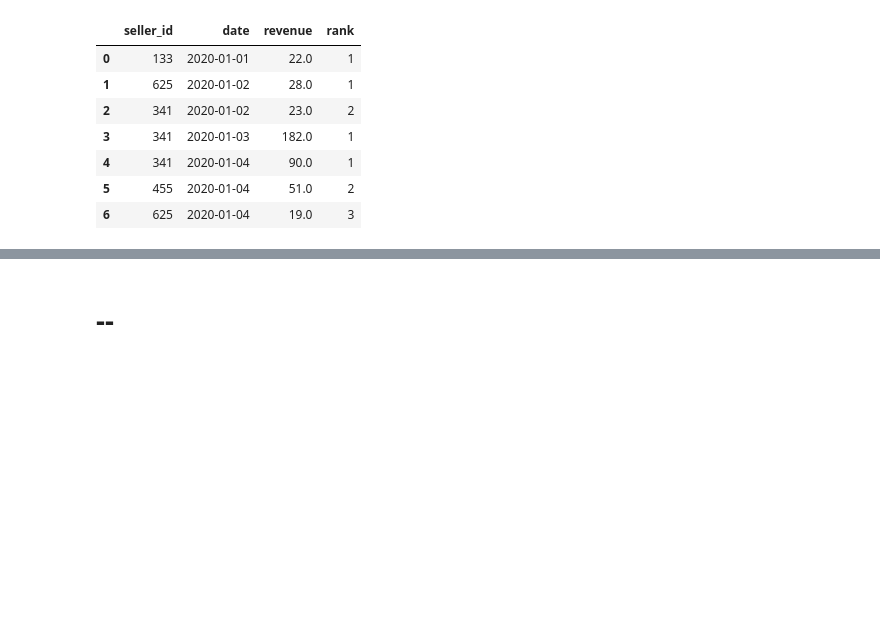
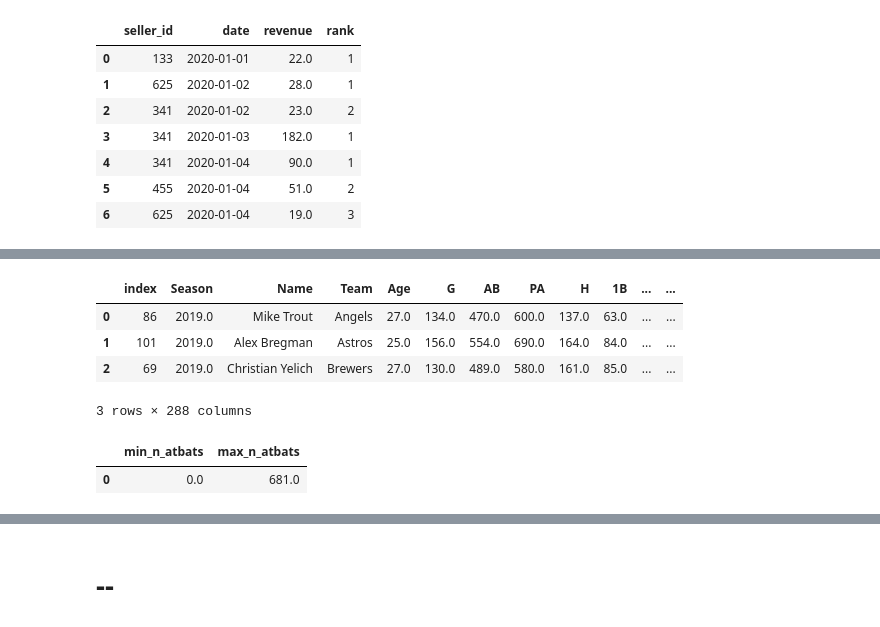
Before and after one commit to benslack19/my_DS_notes, a Jupyter notebook: SQL/SQLqueries_daily_problems_3.ipynb, the cells around one changed output, grey strips where cells are left out. Saved outputs shown, nothing was run; the diff lists cells and outputs as text; code cells hidden in the pictures; blank space fills up the shorter version.

```diff
--- a/SQL/SQLqueries_daily_problems_3.ipynb
+++ b/SQL/SQLqueries_daily_problems_3.ipynb
@@ -656,0 +665,29 @@ df_query
+# %%
+# Preview table
+sql_query = """
+SELECT *
+FROM batting_stats
+WHERE "Season"=2019
+LIMIT 3;
+"""
+df_query = pd.read_sql_query(sql_query,con)
+df_query
+# %% [output]
+|  | index | Season | Name | Team | Age | G | AB | PA | H | 1B | ... | ... |
+| 0 | 86 | 2019.0 | Mike Trout | Angels | 27.0 | 134.0 | 470.0 | 600.0 | 137.0 | 63.0 | ... | ... |
+| 1 | 101 | 2019.0 | Alex Bregman | Astros | 25.0 | 156.0 | 554.0 | 690.0 | 164.0 | 84.0 | ... | ... |
+| 2 | 69 | 2019.0 | Christian Yelich | Brewers | 27.0 | 130.0 | 489.0 | 580.0 | 161.0 | 85.0 | ... | ... |
+3 rows × 288 columns
+# %%
+# Preview table
+sql_query = """
+SELECT MIN("AB") AS min_n_atbats,
+       MAX("AB") AS max_n_atbats
+FROM batting_stats
+WHERE "Season"=2019;
+"""
+df_query = pd.read_sql_query(sql_query,con)
+df_query
+# %% [output]
+|  | min_n_atbats | max_n_atbats |
+| 0 | 0.0 | 681.0 |
```
Also changed, not shown: parts of 23 cells of this notebook.
